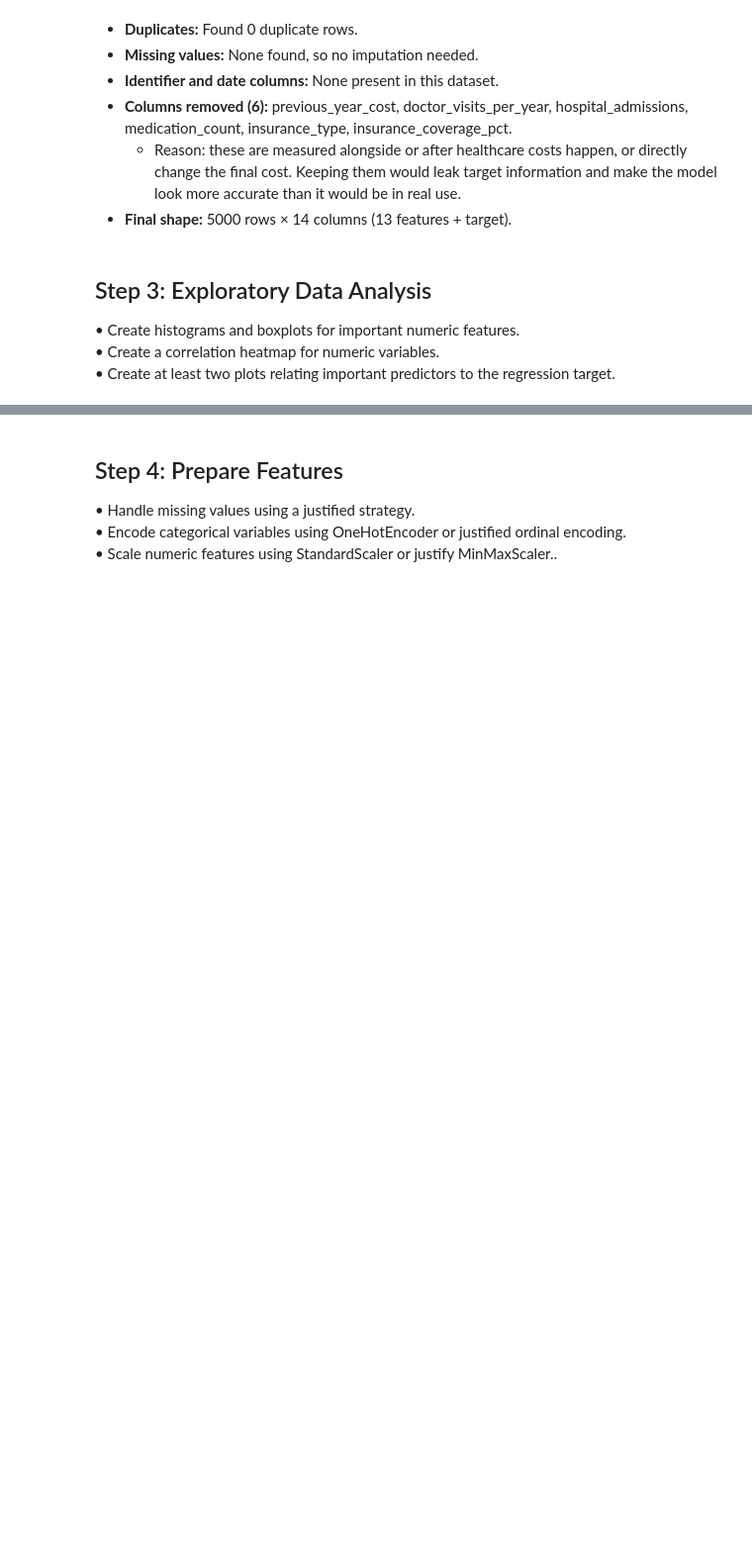
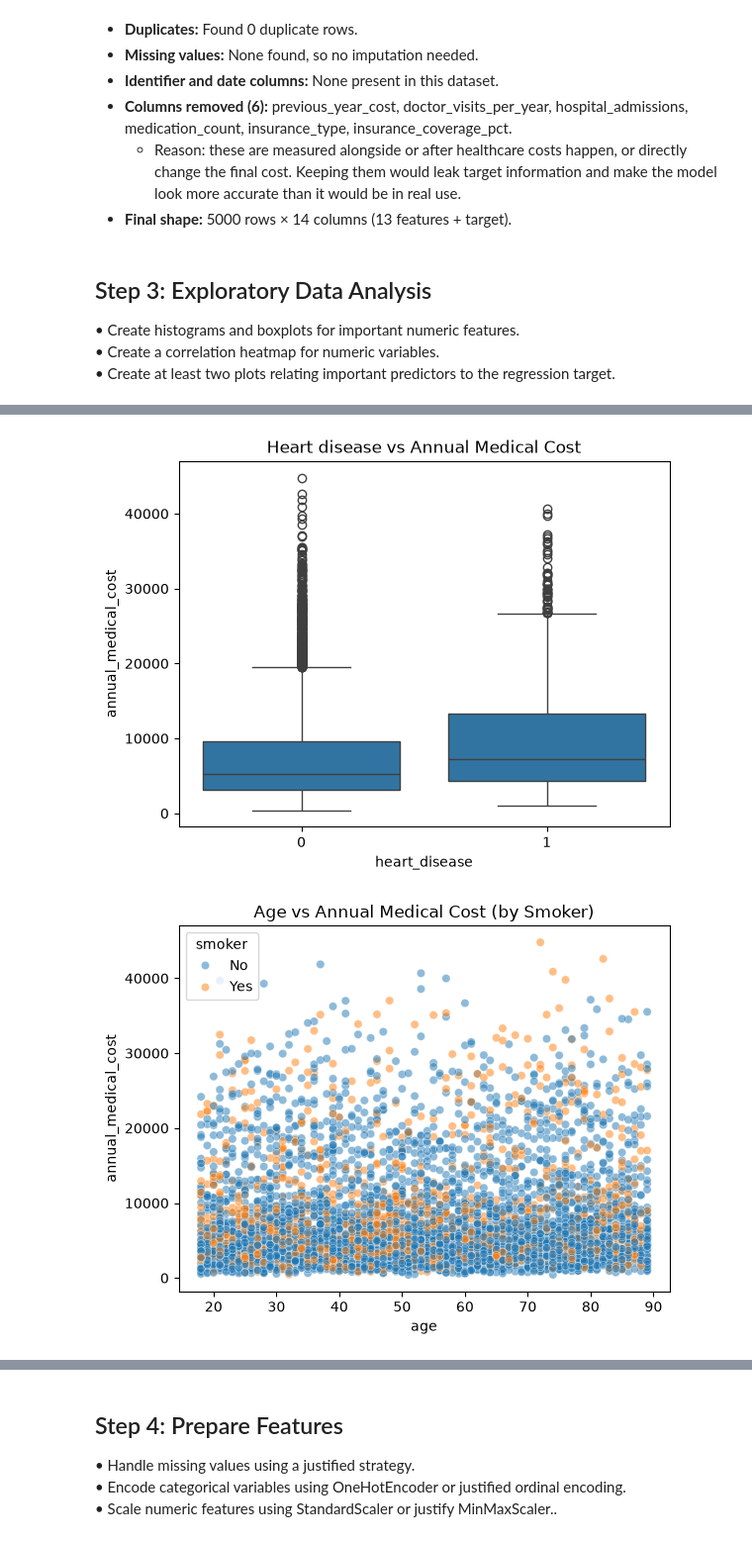
Before and after one commit to Eihtoo1111/Insurance-Cost-Prediction, a Jupyter notebook: Project_insurance.ipynb, the cells around one changed output, grey strips where cells are left out. Shown at 99% size. Drawn from its saved outputs; the diff is of its cells as text; code cells hidden in the pictures; blank space fills up the shorter version.

```diff
--- a/Project_insurance.ipynb
+++ b/Project_insurance.ipynb
@@ -169,0 +244,33 @@ Shape after: (5000, 14)
+# %%
+# BMI vs cost
+plt.figure()
+sns.boxplot(data=df_clean, x="heart_disease", y=target)
+plt.title('Heart disease vs Annual Medical Cost')
+plt.show()
+
+# Age vs cost, coloured by smoker
+plt.figure()
+sns.scatterplot(data=df_clean, x="age", y=target, hue= "smoker", alpha = 0.5)
+plt.title('Age vs Annual Medical Cost (by Smoker)')
+plt.show()
+
+# Gender vs cost, coloured by smoker
+plt.figure()
+sns.boxplot(data=df_clean, x="gender", y=target, hue= "smoker")
+plt.title('Gender vs Annual Medical Cost (by Smoker)')
+plt.show()
+
+# Smoker vs cost
+plt.figure()
+sns.boxplot(data=df_clean, x="smoker", y=target)
+plt.title("Annual Medical Cost by Smoking Status")
+plt.show()
+
+# Activity level vs cost
+plt.figure()
+sns.boxplot(data=df_clean, x="physical_activity_level", y=target, order=["Low", "Medium", "High"])
+plt.title("Annual Medical Cost by Physical Activity Level")
+plt.show()
+# %% [output]
+[figure, added]
+[figure, added]
```
Also changed, not shown: parts of 7 cells of this notebook.
